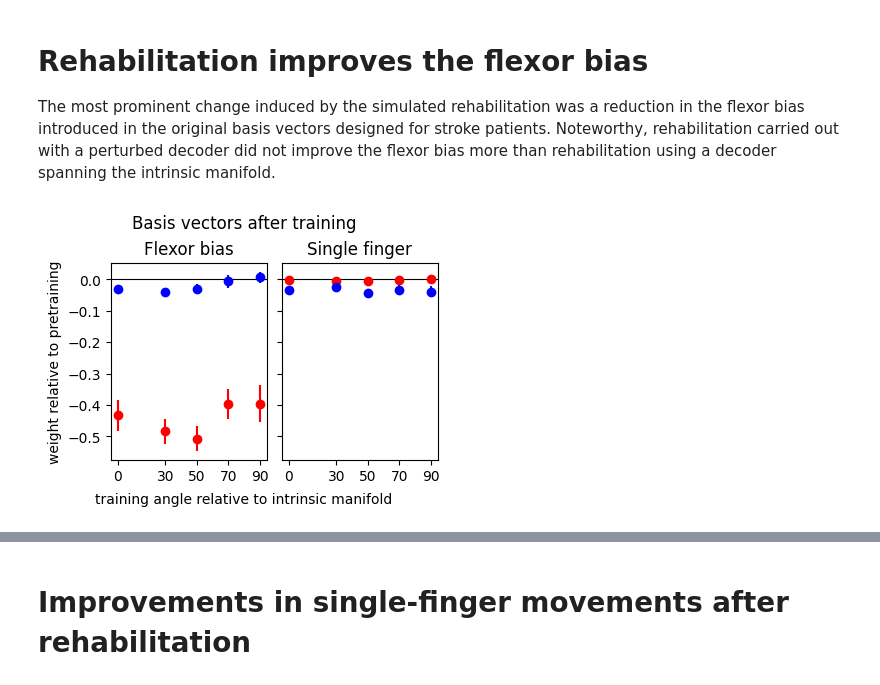
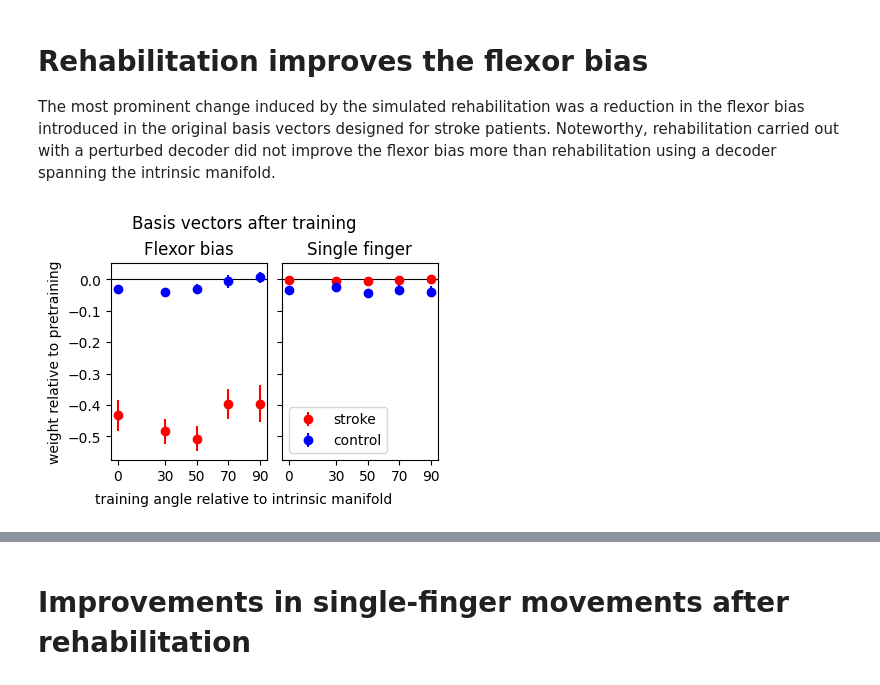
Before and after one commit to mnlmrc/OffManifoldLearning, a Jupyter notebook: notebooks/post_rehab.ipynb, the cells around one changed output, grey strips where cells are left out. Saved outputs shown, nothing was run; the diff lists cells and outputs as text; code cells hidden in the pictures.

```diff
--- a/notebooks/post_rehab.ipynb
+++ b/notebooks/post_rehab.ipynb
@@ -40,36 +40,37 @@ decoder did not improve the flexor bias more than rehabilitation using a decoder
 # %%
 wb_diff = A_diff[:, :, :, 0, -1]
 wf_diff = np.diagonal(A_diff[:, :, :, :, :15], axis1=3, axis2=4).mean(axis=-1)
 
 wb_diff_st_avg = wb_diff[0].mean(axis=-1)
 wb_diff_hc_avg = wb_diff[1].mean(axis=-1)
 wb_diff_st_err = wb_diff[0].std(axis=-1) / np.sqrt(N)
 wb_diff_hc_err = wb_diff[1].std(axis=-1) / np.sqrt(N)
 
 wf_diff_st_avg = wf_diff[0].mean(axis=-1)
 wf_diff_hc_avg = wf_diff[1].mean(axis=-1)
 wf_diff_st_err = wf_diff[0].std(axis=-1) / np.sqrt(N)
 wf_diff_hc_err = wf_diff[1].std(axis=-1) / np.sqrt(N)
 
 fig, axs = plt.subplots(1, 2, sharey=True, sharex=True, figsize=(4, 3), constrained_layout=True)
 axs[0].errorbar(angle, wb_diff_st_avg, yerr=wb_diff_st_err, color='r', fmt='o')
 axs[0].errorbar(angle, wb_diff_hc_avg, yerr=wb_diff_hc_err, color='b', fmt='o')
-axs[1].errorbar(angle, wf_diff_st_avg, yerr=wf_diff_st_err, color='r', fmt='o')
-axs[1].errorbar(angle, wf_diff_hc_avg, yerr=wf_diff_hc_err, color='b', fmt='o')
+axs[1].errorbar(angle, wf_diff_st_avg, yerr=wf_diff_st_err, color='r', fmt='o', label='stroke')
+axs[1].errorbar(angle, wf_diff_hc_avg, yerr=wf_diff_hc_err, color='b', fmt='o', label='control')
 axs[0].axhline(0, color='k', lw=.8)
 axs[1].axhline(0, color='k', lw=.8)
 axs[0].set_title('Flexor bias')
 axs[1].set_title('Single finger')
 axs[0].set_ylabel('weight relative to pretraining')
 for ax in axs:
     ax.set_xticks(angle)
     ax.set_xticklabels(angle)
 
+axs[1].legend()
 fig.supxlabel('training angle relative to intrinsic manifold', fontsize=10)
 fig.suptitle('Basis vectors after training')
 plt.show()
 # %% [output]
-[figure, old version]
+[figure, new version]
 # %%
 euc = np.zeros((5, N, 5, 6, 6)) # (groups, n_subj, n_finger, dir, dir)
 cos = np.zeros_like(euc)
```
Also changed, not shown: parts of 2 cells of this notebook.
